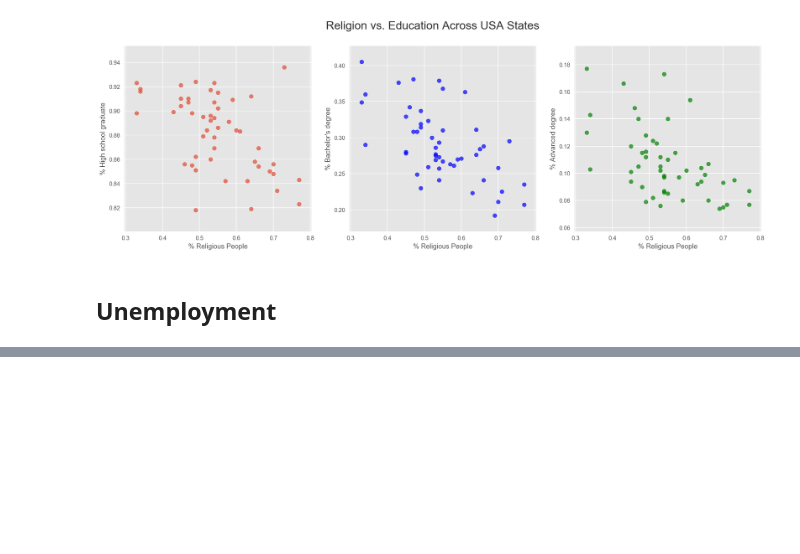
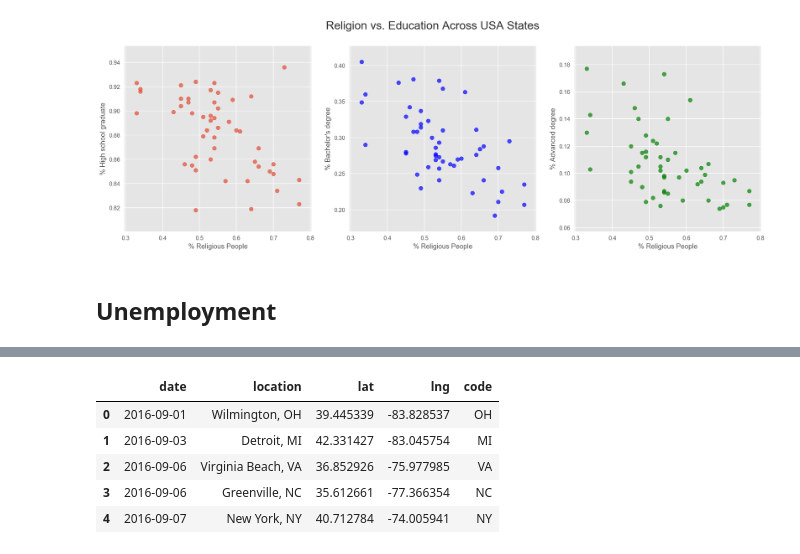
Before and after one commit to JeroenSchmidt/UvA-DSF-group, a Jupyter notebook: week3-4/exploration_notebooks/rafael/Demographic, Economic and Behavioral Data Analysis & Exploration.ipynb, the cells around one changed output, grey strips where cells are left out. Cells and saved outputs as stored; diff of their text form; code cells hidden in the pictures; blank space fills up the shorter version.

```diff
--- a/week3-4/exploration_notebooks/rafael/Demographic, Economic and Behavioral Data Analysis & Exploration.ipynb
+++ b/week3-4/exploration_notebooks/rafael/Demographic, Economic and Behavioral Data Analysis & Exploration.ipynb
@@ -250,0 +235,12 @@ json_data['Results']
+# %%
+clinton_url = 'https://raw.githubusercontent.com/fivethirtyeight/data/master/presidential-campaign-trail/clinton.csv'
+trump_url = 'https://raw.githubusercontent.com/fivethirtyeight/data/master/presidential-campaign-trail/trump.csv'
+
+df_clinton_rallies = pd.read_csv(clinton_url)
+df_trump_rallies = pd.read_csv(trump_url)
+
+df_clinton_rallies['date'] = pd.to_datetime(df_clinton_rallies['date'])
+df_trump_rallies['date'] = pd.to_datetime(df_trump_rallies['date'])
+
+df_clinton_rallies = df_clinton_rallies[df_clinton_rallies.date < '2017-10-01']
+df_trump_rallies = df_trump_rallies[df_trump_rallies.date < '2017-10-01']
@@ -250,0 +326,14 @@ json_data['Results']
+# %%
+df_clinton_rallies['code'] = df_clinton_rallies.location.str.extract(r', (.*)')
+df_clinton_rallies['code'] = df_clinton_rallies.code.apply(lambda x: DSF_helpers.state_name_to_abrv(x))
+
+df_trump_rallies['code'] = df_trump_rallies.location.str.extract(r', (.*)')
+# %%
+df_trump_rallies.head()
+# %% [output]
+|  | date | location | lat | lng | code |
+| 0 | 2016-09-01 | Wilmington, OH | 39.445339 | -83.828537 | OH |
+| 1 | 2016-09-03 | Detroit, MI | 42.331427 | -83.045754 | MI |
+| 2 | 2016-09-06 | Virginia Beach, VA | 36.852926 | -75.977985 | VA |
+| 3 | 2016-09-06 | Greenville, NC | 35.612661 | -77.366354 | NC |
+| 4 | 2016-09-07 | New York, NY | 40.712784 | -74.005941 | NY |
```
Also changed, not shown: parts of 14 cells of this notebook.
